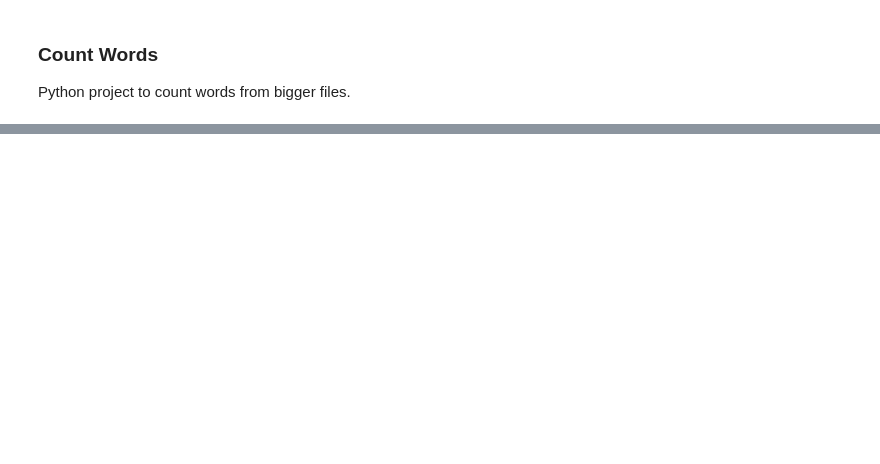
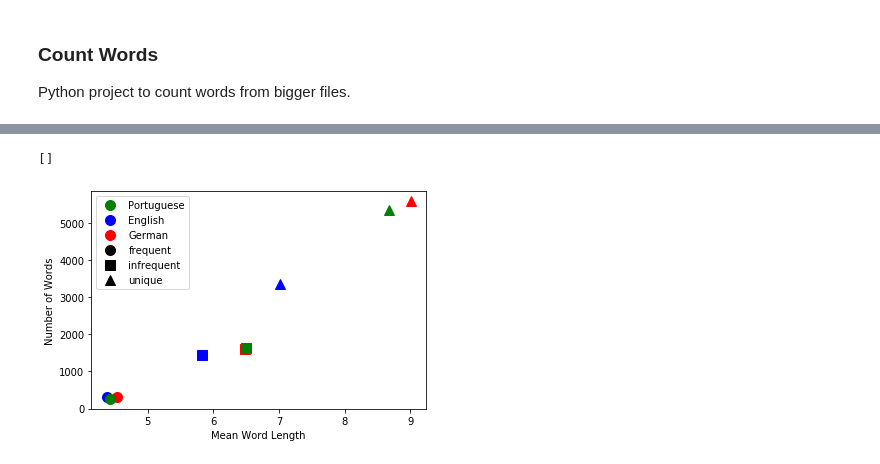
Before and after one commit to joaodias-code/jd-python-samples, a Jupyter notebook: python-projects/count-words/count-words.ipynb, the cells around one changed output, grey strips where cells are left out. Cells and saved outputs as stored; diff of their text form; code cells hidden in the pictures; blank space fills up the shorter version.

```diff
--- a/python-projects/count-words/count-words.ipynb
+++ b/python-projects/count-words/count-words.ipynb
@@ -41,0 +217,6 @@ False
+# %%
+#Criar um dataset que para a linguagem dos livros do dataset "data", definir qual a média do tamanho das palavras
+#e a quantidade por cada frequencia
+sub_data = data.groupby('frequency').agg({'length':'mean', 'count':'sum'})
+sub_data['language'] = language
+sub_data
@@ -41,0 +264,4 @@ False
+# %%
+language, text = hamlets.iloc[1]
+grouped_data_ge = sumarize_text(language, text)
+grouped_data_ge
@@ -41,0 +274,4 @@ False
+# %%
+language, text = hamlets.iloc[2]
+grouped_data_pt = sumarize_text(language, text)
+grouped_data_pt
@@ -41,0 +284,39 @@ False
+# %%
+grouped_data = pd.concat([grouped_data_en,  grouped_data_ge, grouped_data_pt])
+
+colors = {"Portuguese": "green", "English": "blue", "German": "red"}
+markers = {"frequent": "o","infrequent": "s", "unique": "^"}
+
+import matplotlib.pyplot as plt
+for i in range(grouped_data.shape[0]):
+    row = grouped_data.iloc[i]
+    plt.plot(row.mean_word_length, row.num_words,
+        marker=markers[row.frequency],
+        color = colors[row.language],
+        markersize = 10
+    )
+
+color_legend = []
+marker_legend = []
+for color in colors:
+    color_legend.append(
+        plt.plot([], [],
+        color=colors[color],
+        marker="o",
+        label = color, markersize = 10, linestyle="None")
+    )
+for marker in markers:
+    marker_legend.append(
+        plt.plot([], [],
+        color="k",
+        marker=markers[marker],
+        label = marker, markersize = 10, linestyle="None")
+    )
+plt.legend(numpoints=1, loc = "upper left")
+
+plt.xlabel("Mean Word Length")
+plt.ylabel("Number of Words")
+plt.plot()
+# %% [output]
+[]
+[figure, added]
```
Also changed, not shown: parts of 16 cells of this notebook.
